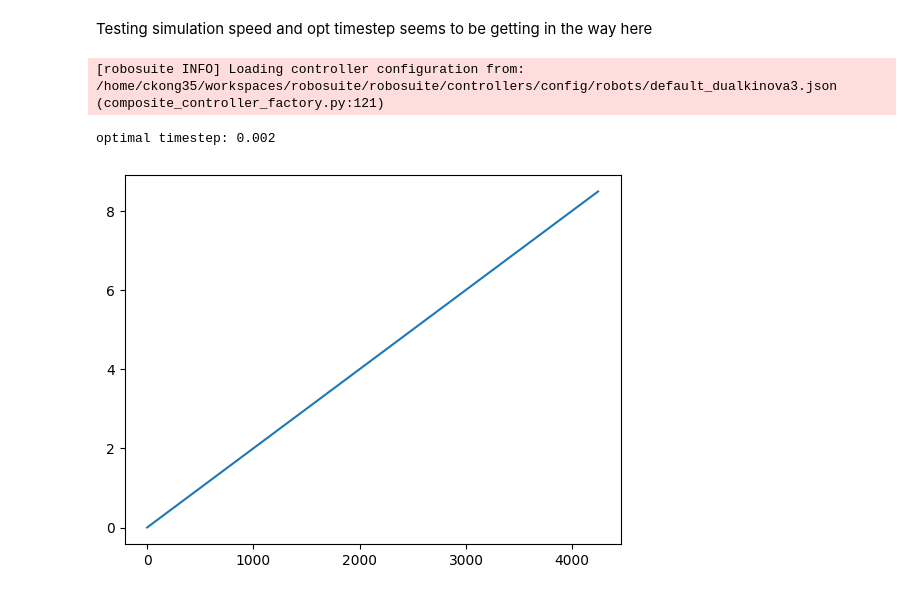
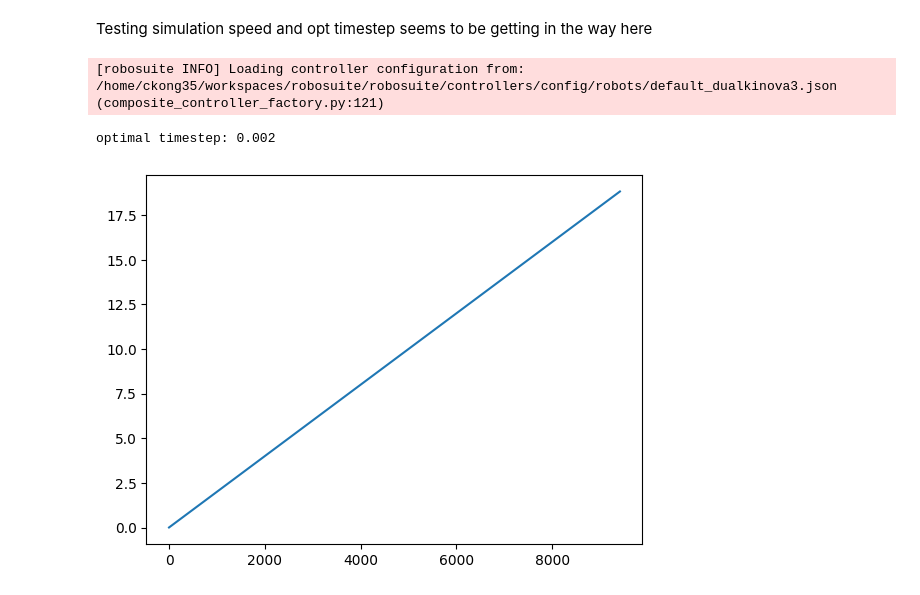
Before and after one commit to andrewmattei/robosuite, a Jupyter notebook: robosuite/demos/build_dual_kinova_arm.ipynb, the cells around one changed output. Cells and saved outputs as stored; diff of their text form; code cells hidden in the pictures.

```diff
--- a/robosuite/demos/build_dual_kinova_arm.ipynb
+++ b/robosuite/demos/build_dual_kinova_arm.ipynb
@@ -164,7 +164,7 @@ times = []
 forces = []
 z_positions = []
 contact_object = 'bounceball_g0'
-simulation_time = 10
+simulation_time = 20
 
 # ball_body_id = env.sim.model.body_name2id('bounceball_main')
 
@@ -207,31 +207,31 @@ with mujoco.viewer.launch_passive(model, data) as viewer:
         #         mujoco.mj_contactForce(model, data, i, force_vector)
 
         #         # Extract normal force (first component in the contact frame)
         #         normal_force = force_vector[0]
         #         total_force += normal_force
 
         # # Record positions, times, and forces
         # ball_body_id = env.sim.model.body_name2id('bounceball_ball')
         # z_positions.append(data.xpos[ball_body_id][2])
         times.append(data.time)
         # forces.append(total_force)  # This now includes the spike
 
         # Viewer updates (unchanged)
         with viewer.lock():
             viewer.opt.flags[mujoco.mjtVisFlag.mjVIS_CONTACTPOINT] = 1
 
         viewer.sync()
 
         # Maintain real-time simulation
         time_until_next_step = model.opt.timestep - (time.time() - step_start)
         if time_until_next_step > 0:
             time.sleep(time_until_next_step)
 
 import matplotlib.pyplot as plt
 # plot time
 plt.plot(times)
 print('optimal timestep:', model.opt.timestep)
 # %% [output]
 [robosuite INFO] Loading controller configuration from: /home/ckong35/workspaces/robosuite/robosuite/controllers/config/robots/default_dualkinova3.json (composite_controller_factory.py:121)
 optimal timestep: 0.002
-[figure, old version]
+[figure, new version]
```
Also changed, not shown: 4 other files.
